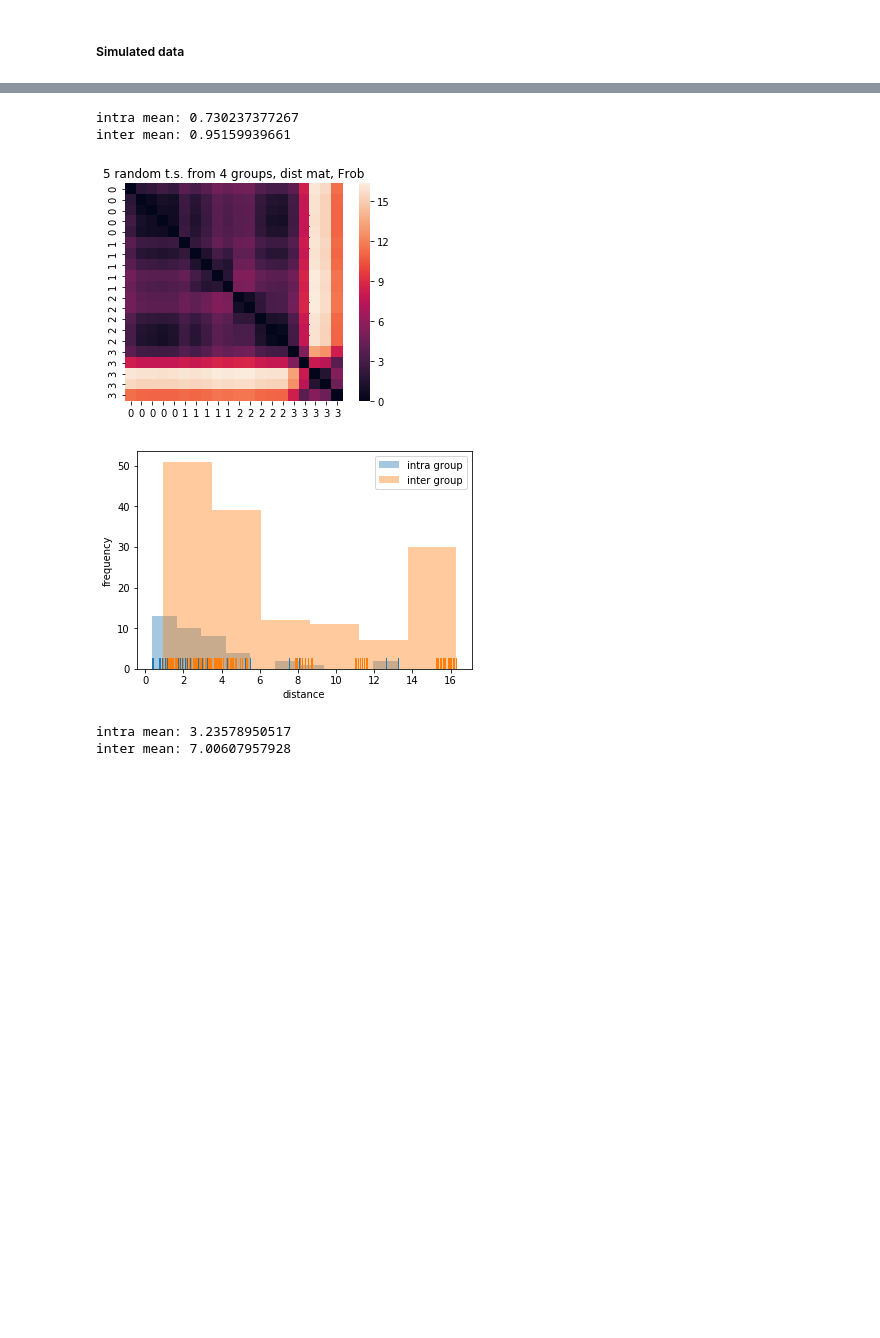
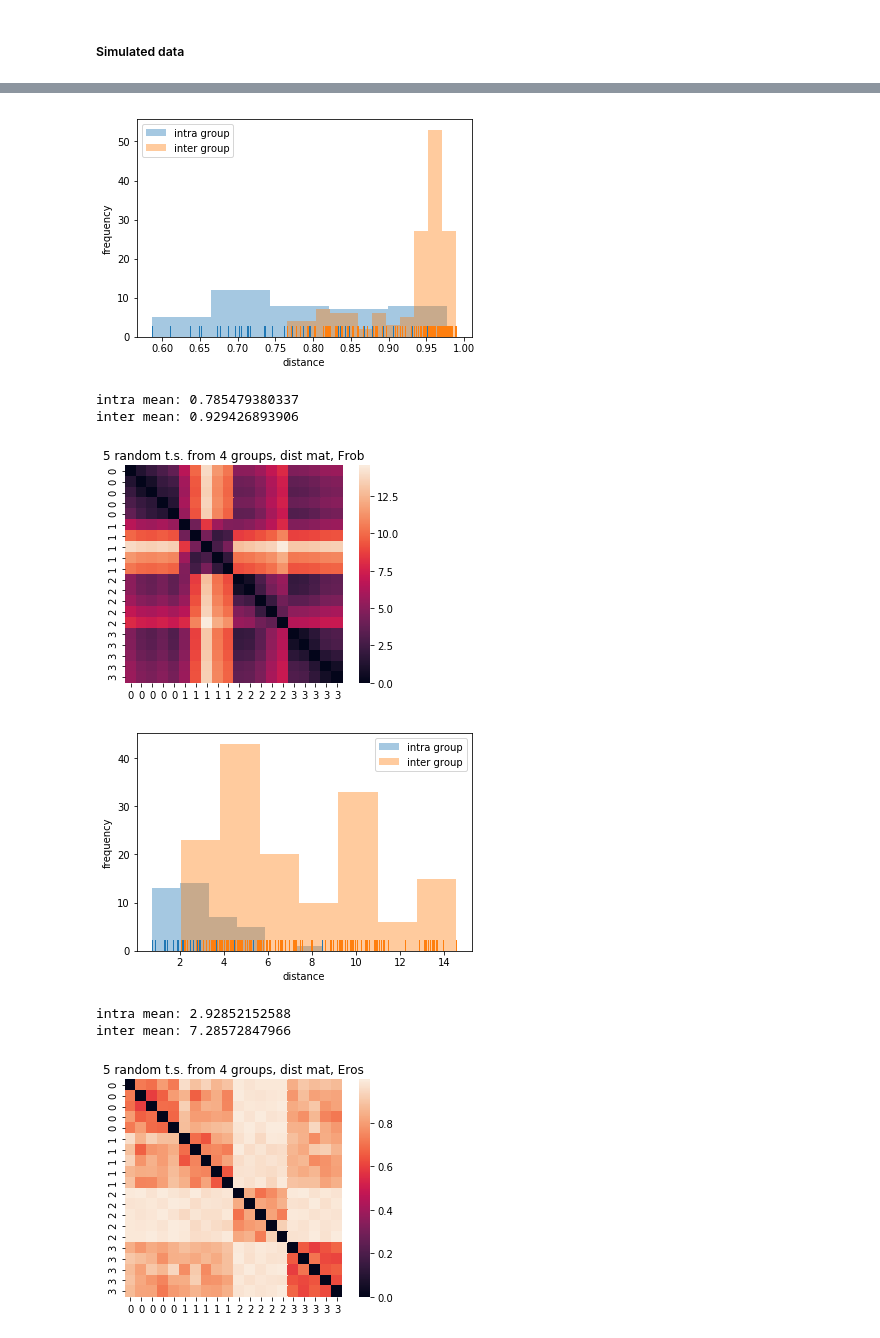
Before and after one commit to NeuroDataDesign/eeg-panda-s17f18, a Jupyter notebook: docs/notebooks/rmarren1/Norms.ipynb, the cells around one changed output, grey strips where cells are left out. Saved outputs shown, nothing was run; the diff lists cells and outputs as text; code cells hidden in the pictures; blank space fills up the shorter version.

```diff
--- a/docs/notebooks/rmarren1/Norms.ipynb
+++ b/docs/notebooks/rmarren1/Norms.ipynb
@@ -91,7 +91,7 @@ import lemur.utils.matrix
 ##### Simulated data
 # %%
 for i in range(10):
-    test = lemur.utils.matrix.generateRandomTimeSeries(100, 10000, strength=2)
+    test = lemur.utils.matrix.generateRandomTimeSeries(100, 10000, strength=3)
     sns.heatmap(test)
     plt.show()
 # %% [output]
@@ -120,7 +120,7 @@ for _ in range(10):
     n_random = 20
     random_dataset = []
     for i in range(n_random):
-        rts = lemur.utils.matrix.generateRandomTimeSeries(111, 10000, strength=2)
+        rts = lemur.utils.matrix.generateRandomTimeSeries(111, 10000, strength=3)
         random_dataset.append(rts)
     labels = [0,0,0,0,0,1,1,1,1,1,2,2,2,2,2,3,3,3,3,3]
     EM = lemur.distance.functions.ErosMetric(random_dataset, np.mean)
@@ -163,7 +172,7 @@ for _ in range(10):
     groups = []
     for i in range(n_groups):
         rts = lemur.utils.matrix.generateRandomTimeSeries(
-            111, n_random * 10000, strength=2)
+            111, n_random * 10000, strength=3)
         groups.append(rts)
     labels = []
     for i in range(n_groups):
@@ -185,7 +194,8 @@ for _ in range(10):
                 xticklabels=axislabels,
                 yticklabels=axislabels)
     title = "%d random t.s. from %d groups, dist mat, Eros" % (n_random, n_groups)
-
+    plt.title(title)
+    plt.show()
     inOutPlot(EM_in, EM_out)
 
     sns.heatmap(Fr_mat,
@@ -202,6 +212,8 @@ for _ in range(10):
+[figure, new version]
-intra mean: 0.730237377267
-inter mean: 0.95159939661
+intra mean: 0.785479380337
+inter mean: 0.929426893906
-[figure, old version]
-[figure, old version]
+[figure, new version]
+[figure, added]
-intra mean: 3.23578950517
-inter mean: 7.00607957928
+intra mean: 2.92852152588
+inter mean: 7.28572847966
+[figure, added]
```
Also changed, not shown: parts of 12 cells of this notebook.
